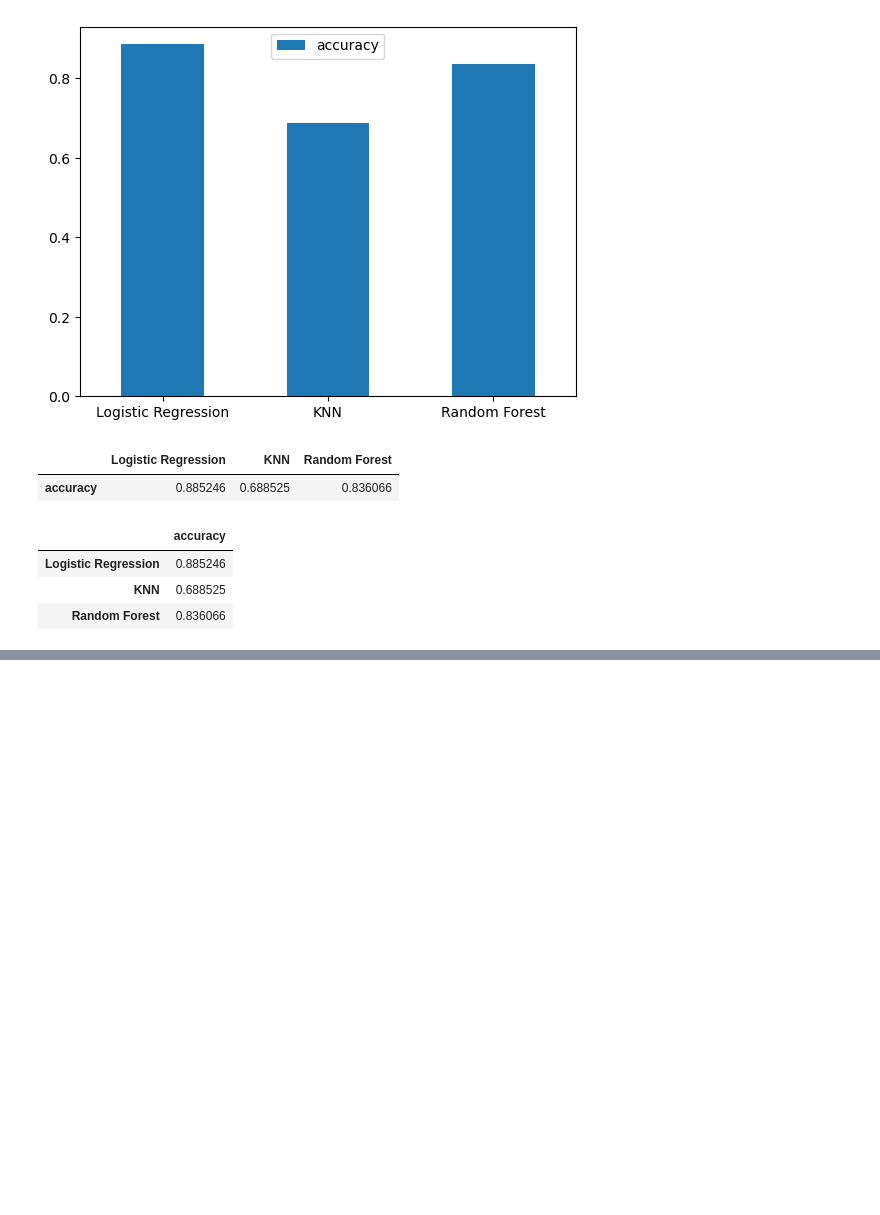
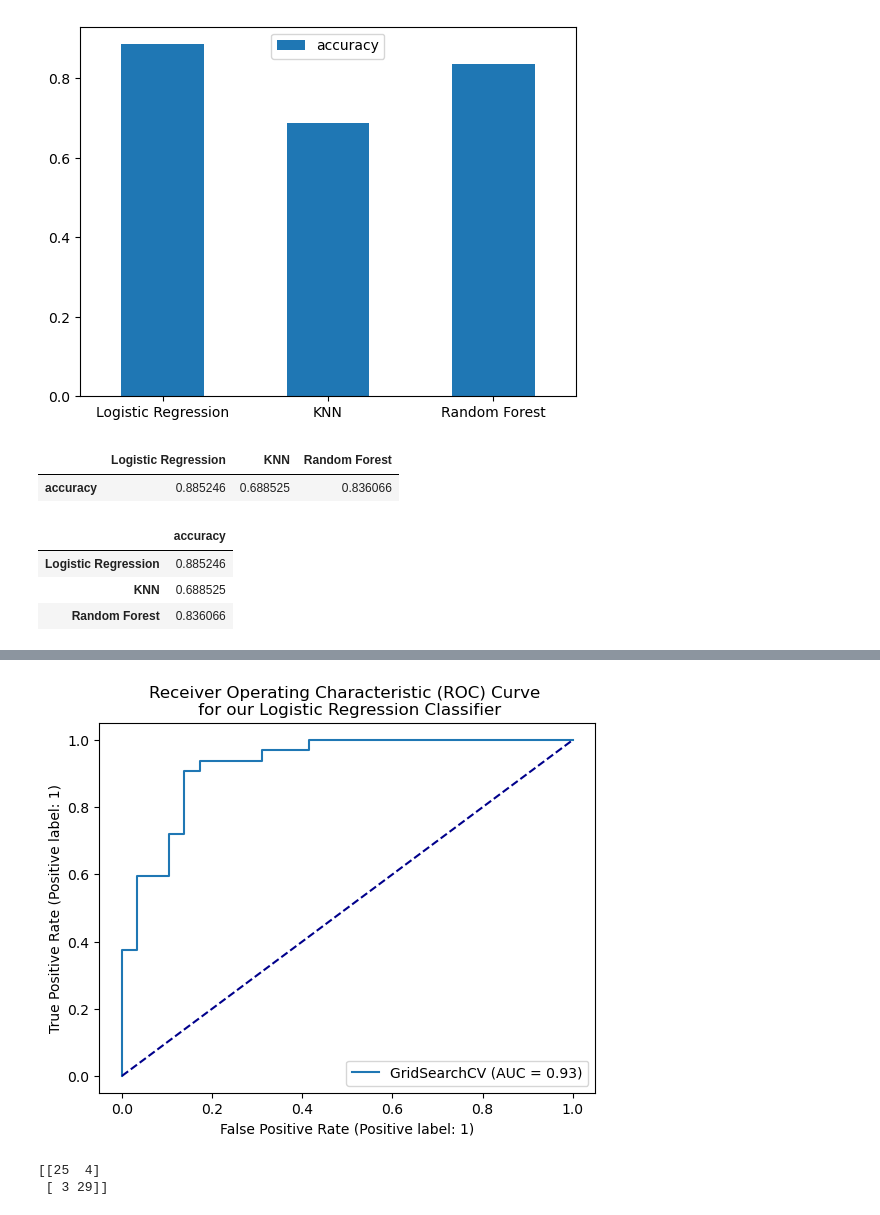
Before and after one commit to rosustefan/complete_ml_ds_bootcamp_2023, a Jupyter notebook: heart-disease-project/end-to-end-heart-disease-classification.ipynb, the cells around one changed output, grey strips where cells are left out. Saved outputs shown, nothing was run; the diff lists cells and outputs as text; code cells hidden in the pictures; blank space fills up the shorter version.

```diff
--- a/heart-disease-project/end-to-end-heart-disease-classification.ipynb
+++ b/heart-disease-project/end-to-end-heart-disease-classification.ipynb
@@ -686,0 +742,13 @@ gs_log_reg.score(X_test, y_test)
+# %%
+# Plot the ROC curve and calculate AUC metric
+RocCurveDisplay.from_estimator(gs_log_reg, X_test, y_test);
+plt.plot([0,1], [0,1], color="darkblue", linestyle="--");
+plt.title("Receiver Operating Characteristic (ROC) Curve \n for our Logistic Regression Classifier");
+# %% [output]
+[figure, added]
+# %%
+# Confusion matrix
+print(confusion_matrix(y_test, y_preds))
+# %% [output]
+[[25  4]
+ [ 3 29]]
```
Also changed, not shown: parts of 88 cells of this notebook, 1 other file.
